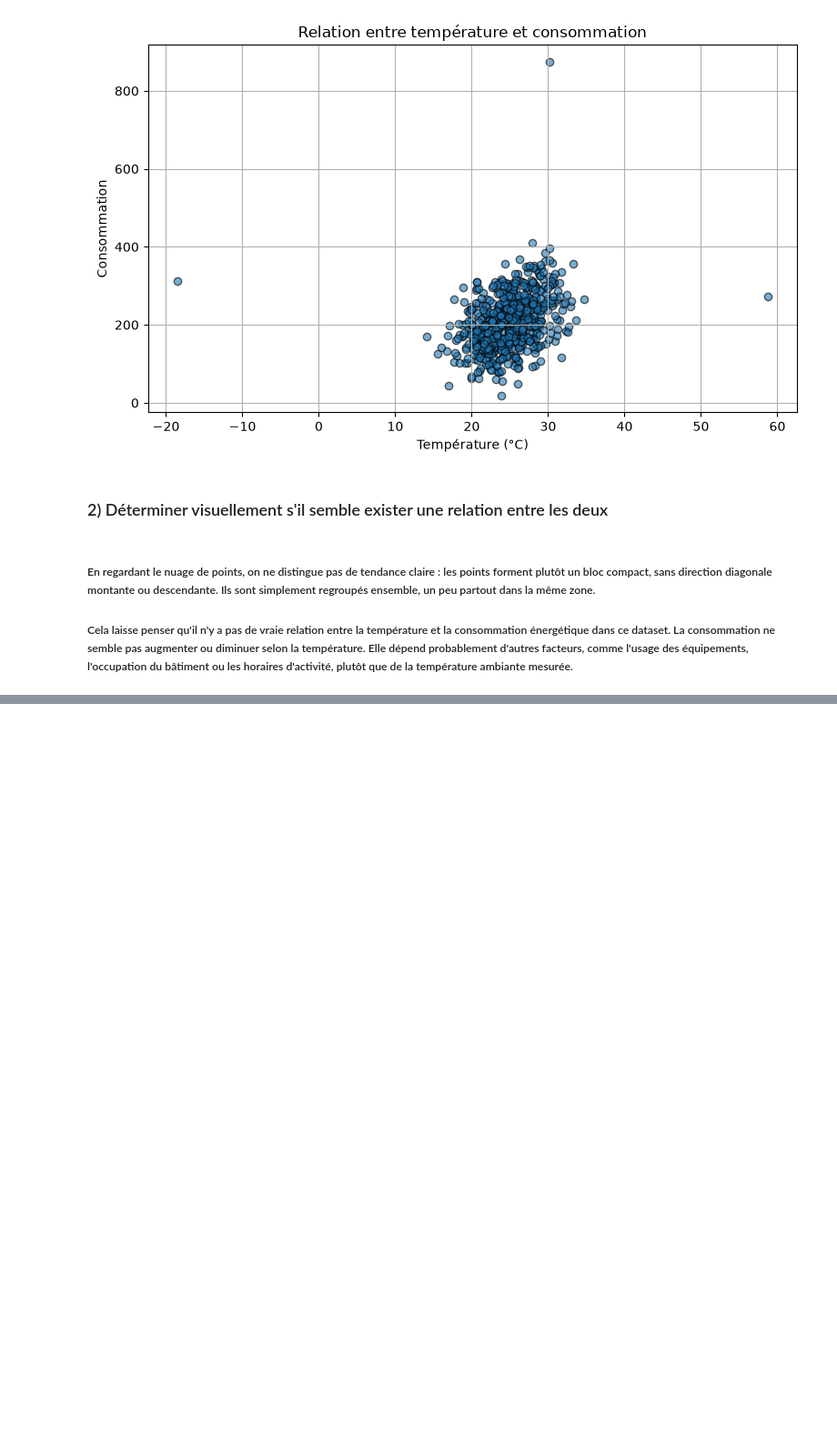
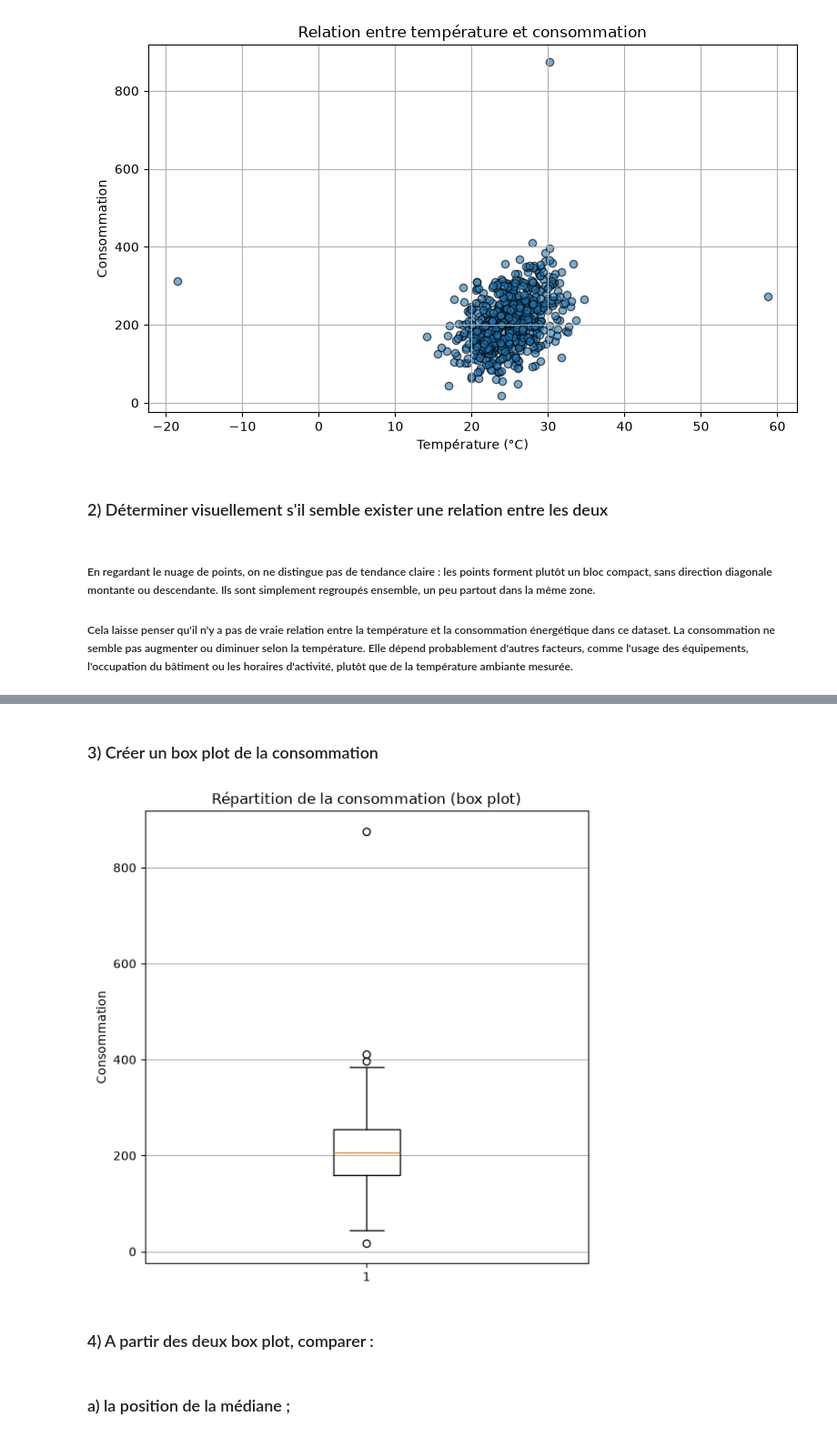
Before and after one commit to Fattimm/atelierMatplotlib, a Jupyter notebook: notebooks/atelier_matplotlib_iot.ipynb, the cells around one changed output, grey strips where cells are left out. Shown at 91% size. Cells and saved outputs as stored; diff of their text form; code cells hidden in the pictures; blank space fills up the shorter version.

```diff
--- a/notebooks/atelier_matplotlib_iot.ipynb
+++ b/notebooks/atelier_matplotlib_iot.ipynb
@@ -228,0 +251,16 @@ plt.show()
+# %% [markdown]
+### 3) Créer un box plot de la consommation
+# %%
+plt.figure(figsize=(6, 6))
+plt.boxplot(df["consommation"].dropna())
+plt.title("Répartition de la consommation (box plot)")
+plt.ylabel("Consommation")
+plt.grid(axis="y")
+plt.tight_layout()
+plt.show()
+# %% [output]
+[figure, added]
+# %% [markdown]
+### 4) A partir des deux box plot, comparer :
+# %% [markdown]
+### a) la position de la médiane ;
```
Also changed, not shown: parts of 14 cells of this notebook.
